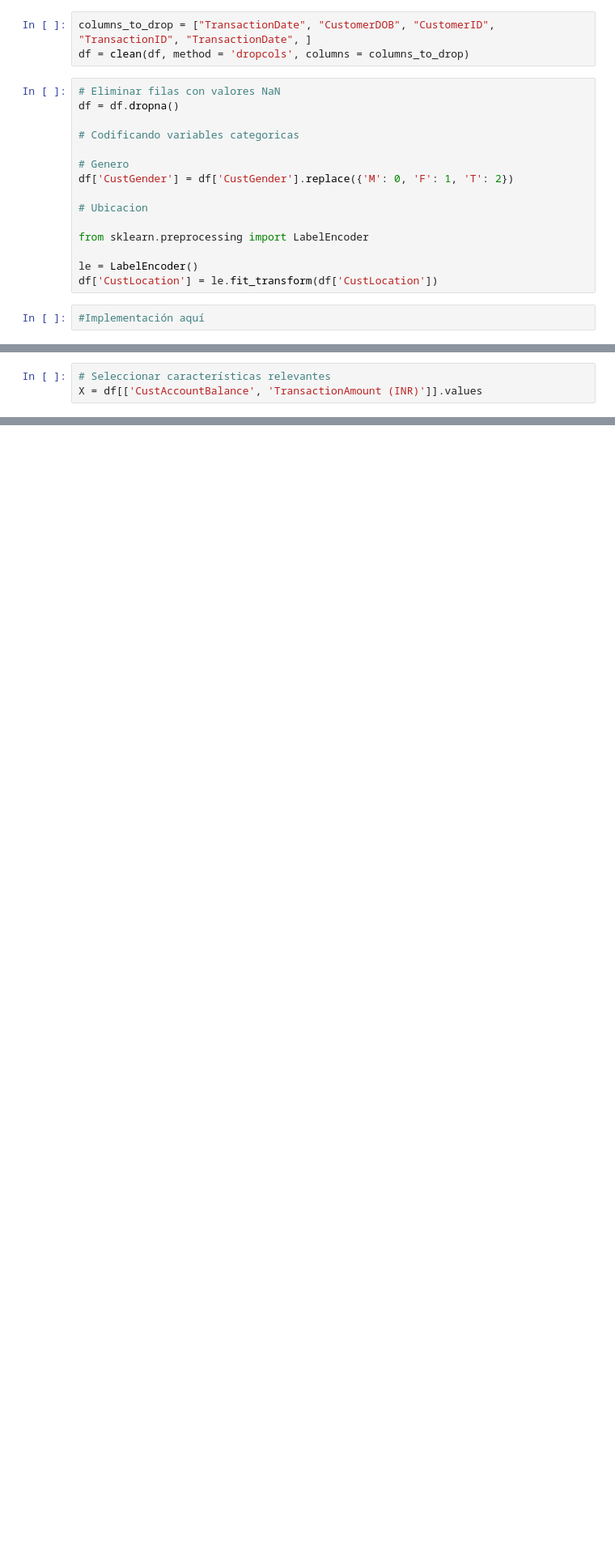
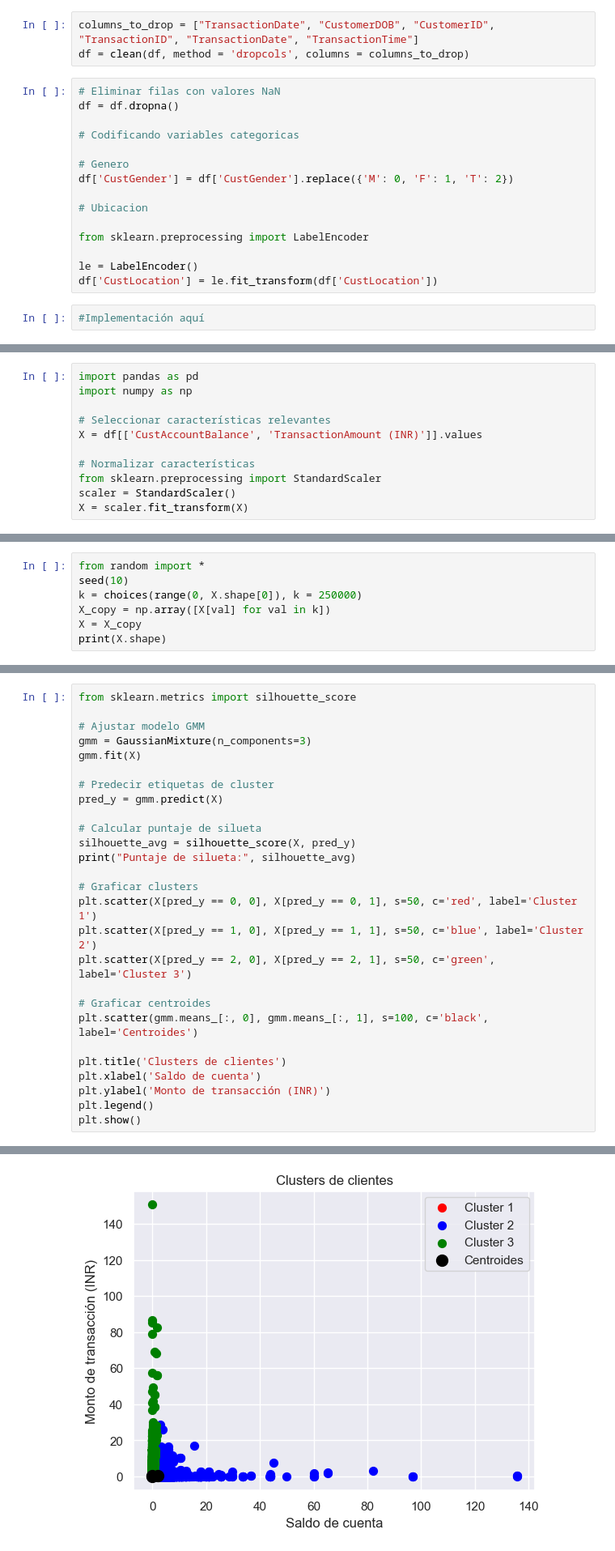
Before and after one commit to ChristopherG19/UVG_IA_Lab8, a Jupyter notebook: main.ipynb, the cells around one changed output, grey strips where cells are left out. Shown: that part at 81% size. Saved outputs shown, nothing was run; the diff lists cells and outputs as text; blank space fills up the shorter version.

```diff
--- a/main.ipynb
+++ b/main.ipynb
@@ -27,7 +43,7 @@ Data columns (total 9 columns):
 dtypes: float64(2), int64(1), object(6)
 memory usage: 72.0+ MB
 # %%
-columns_to_drop = ["TransactionDate", "CustomerDOB", "CustomerID", "TransactionID", "TransactionDate", ]
+columns_to_drop = ["TransactionDate", "CustomerDOB", "CustomerID", "TransactionID", "TransactionDate", "TransactionTime"]
 df = clean(df, method = 'dropcols', columns = columns_to_drop)
 # %%
 # Eliminar filas con valores NaN
@@ -58,3 +76,11 @@ df.head()
 # %%
+import pandas as pd
+import numpy as np
+
 # Seleccionar características relevantes
 X = df[['CustAccountBalance', 'TransactionAmount (INR)']].values
+
+# Normalizar características
+from sklearn.preprocessing import StandardScaler
+scaler = StandardScaler()
+X = scaler.fit_transform(X)
@@ -62,0 +87,7 @@ AttributeError: 'GMM' object has no attribute 'weights'
+# %%
+from random import *
+seed(10)
+k = choices(range(0, X.shape[0]), k = 250000)
+X_copy = np.array([X[val] for val in k])
+X = X_copy
+print(X.shape)
@@ -62,0 +96,28 @@ AttributeError: 'GMM' object has no attribute 'weights'
+# %%
+from sklearn.metrics import silhouette_score
+
+# Ajustar modelo GMM
+gmm = GaussianMixture(n_components=3)
+gmm.fit(X)
+
+# Predecir etiquetas de cluster
+pred_y = gmm.predict(X)
+
+# Calcular puntaje de silueta
+silhouette_avg = silhouette_score(X, pred_y)
+print("Puntaje de silueta:", silhouette_avg)
+
+# Graficar clusters
+plt.scatter(X[pred_y == 0, 0], X[pred_y == 0, 1], s=50, c='red', label='Cluster 1')
+plt.scatter(X[pred_y == 1, 0], X[pred_y == 1, 1], s=50, c='blue', label='Cluster 2')
+plt.scatter(X[pred_y == 2, 0], X[pred_y == 2, 1], s=50, c='green', label='Cluster 3')
+
+# Graficar centroides
+plt.scatter(gmm.means_[:, 0], gmm.means_[:, 1], s=100, c='black', label='Centroides')
+
+plt.title('Clusters de clientes')
+plt.xlabel('Saldo de cuenta')
+plt.ylabel('Monto de transacción (INR)')
+plt.legend()
+plt.show()
+# %% [output]
@@ -62,0 +125 @@ AttributeError: 'GMM' object has no attribute 'weights'
+[figure, added]
```
Also changed, not shown: parts of 10 cells of this notebook.
